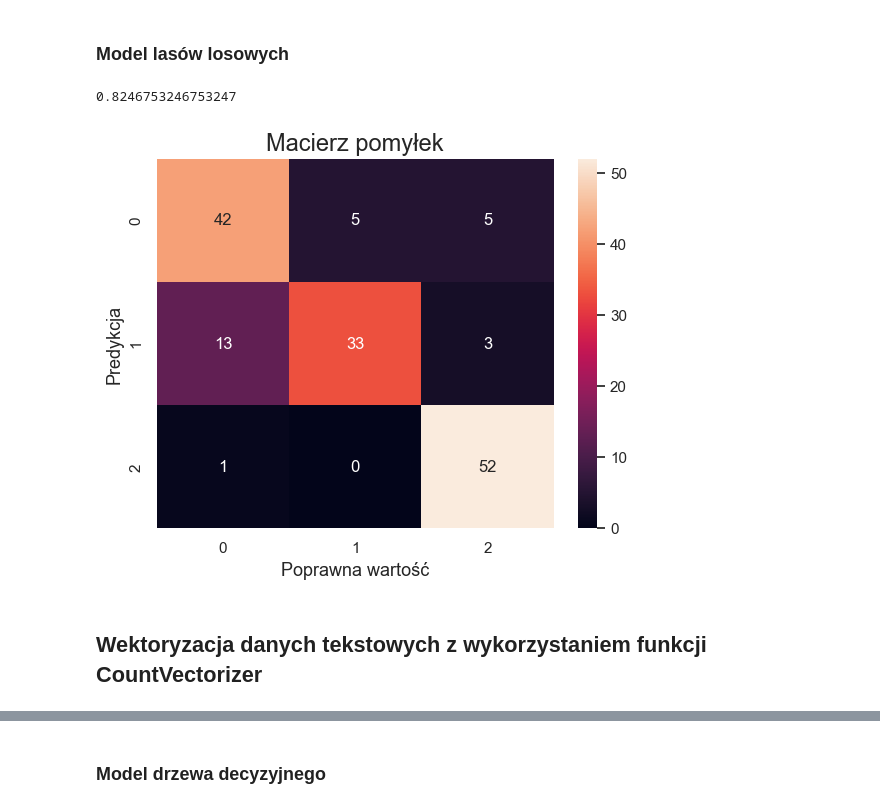
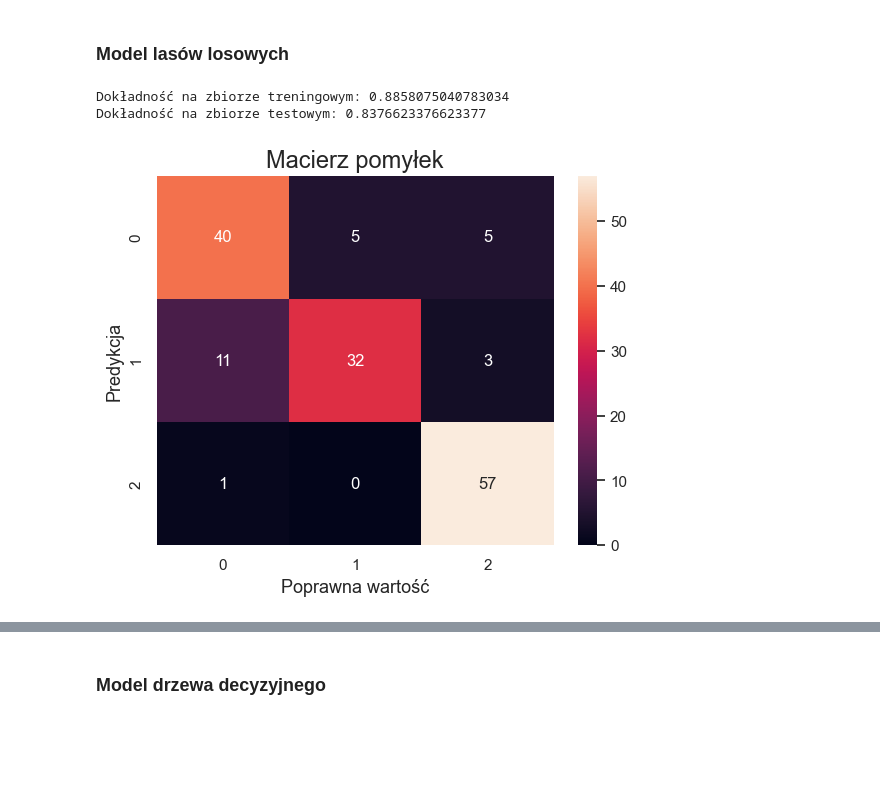
Before and after one commit to PeWeX47/NLP-Klasyfikator-Umeblowania, a Jupyter notebook: model_training.ipynb, the cells around one changed output, grey strips where cells are left out. Drawn from its saved outputs; the diff is of its cells as text; code cells hidden in the pictures; blank space fills up the shorter version.

```diff
--- a/model_training.ipynb
+++ b/model_training.ipynb
@@ -8,7 +8,9 @@ from stop_words_pl import get_stop_words_pl
 # %% [markdown]
 ## Czyszczenie danych
 # %%
-df_raw = pd.read_csv(r'C:\Users\wilko\Desktop\Studia\Projekty swoje\Python\Machine learning\NLP-text-classification\data\descriptions\training_data.csv', header=0)
+df_raw = pd.read_csv(
+    r"data\descriptions\training_data_recznie_poprawione.csv", header=0, sep=";"
+)
 df = df_raw.copy()
 df.head()
 # %% [output]
@@ -80,4 +84,6 @@ df['Opis'][0]
 # %% [markdown]
 ### Podział na dane treningowe i testowe
 # %%
-X_train, X_test, y_train, y_test = train_test_split(df['Opis'], df['Label'], random_state=42, test_size=0.2, shuffle=True)
+X_train, X_test, y_train, y_test = train_test_split(
+    df["Opis"], df["Label"], random_state=42, test_size=0.2, shuffle=True
+)
@@ -178,26 +193,24 @@ plt.show()
 # %%
 from sklearn.ensemble import RandomForestClassifier
 
-rf_clf = RandomForestClassifier(100, max_depth=3, criterion='entropy')
+rf_clf = RandomForestClassifier(100, max_depth=3, criterion="entropy")
 rf_clf.fit(X_train, y_train)
 
 y_pred = rf_clf.predict(X_test)
-print(rf_clf.score(X_test, y_test))
+
+print(f"Dokładność na zbiorze treningowym: {rf_clf.score(X_train, y_train)}")
+print(f"Dokładność na zbiorze testowym: {rf_clf.score(X_test, y_test)}")
 # %% [output]
-0.8246753246753247
+Dokładność na zbiorze treningowym: 0.8858075040783034
+Dokładność na zbiorze testowym: 0.8376623376623377
 # %%
 conf_matrix = confusion_matrix(y_test, y_pred, labels=[0, 1, 2])
-sns.heatmap(conf_matrix,
-            annot=True,
-            fmt='g',
-            xticklabels=[0, 1, 2],
-            yticklabels=[0, 1, 2]
-    )
-plt.ylabel('Predykcja', fontsize=13)
-plt.xlabel('Poprawna wartość', fontsize=13)
-plt.title('Macierz pomyłek', fontsize=17)
+sns.heatmap(
+    conf_matrix, annot=True, fmt="g", xticklabels=[0, 1, 2], yticklabels=[0, 1, 2]
+)
+plt.ylabel("Predykcja", fontsize=13)
+plt.xlabel("Poprawna wartość", fontsize=13)
+plt.title("Macierz pomyłek", fontsize=17)
 plt.show()
 # %% [output]
-[figure, old version]
+[figure, new version]
-# %% [markdown]
-## Wektoryzacja danych tekstowych z wykorzystaniem funkcji CountVectorizer
```
Also changed, not shown: parts of 27 cells of this notebook.
